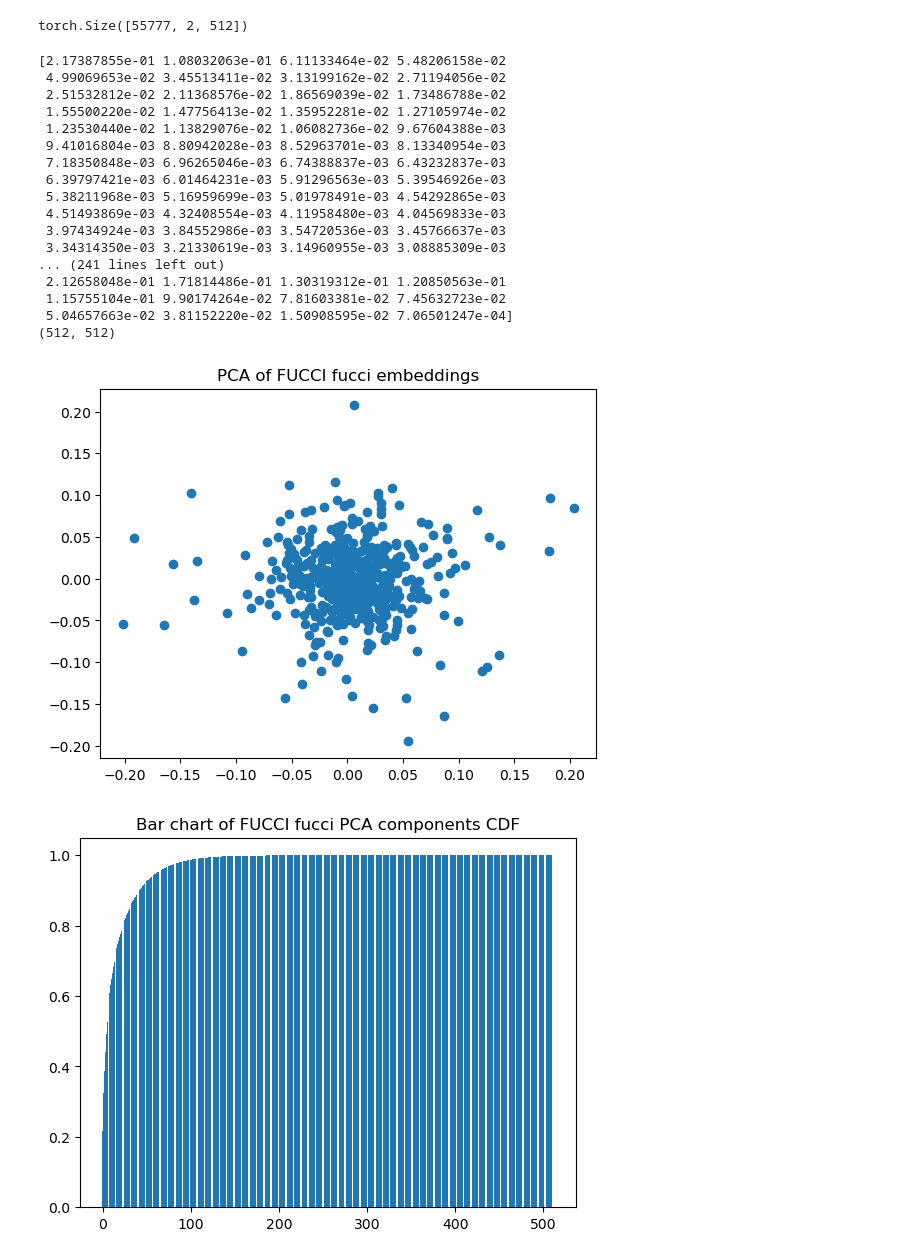
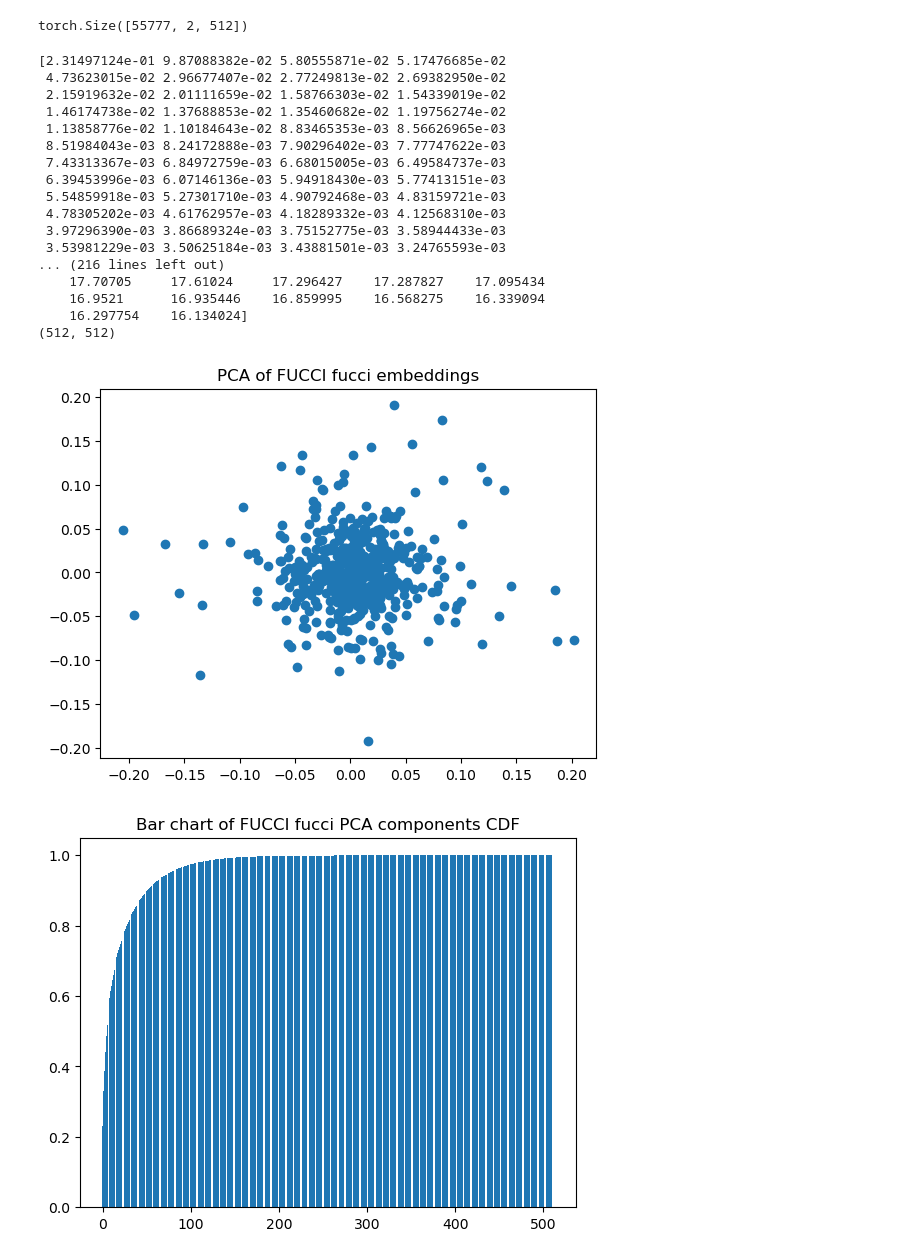
Before and after one commit to ishan-gaur/implicit-cell-model, a Jupyter notebook: embedding.ipynb, the cells around one changed output. Drawn from its saved outputs; the diff is of its cells as text; code cells hidden in the pictures.

```diff
--- a/embedding.ipynb
+++ b/embedding.ipynb
@@ -226,47 +226,47 @@ indices = np.load(args.data / f"{args.channels}_indices.npy")
 # %%
 # select 100 random elements and do PCA
 from sklearn.decomposition import PCA
 import matplotlib.pyplot as plt
 import numpy as np
 
-indices = np.random.choice(len(predictions), 1000)
+indices = np.random.choice(len(predictions), 5000)
 embeddings = predictions[indices, 0, :].numpy()
 pca = PCA(n_components=512)
 pca.fit(embeddings)
 print(pca.explained_variance_ratio_)
 print(pca.singular_values_)
 print(pca.components_.shape)
 
 # plot the first 2 components
 plt.clf()
 plt.title(f"PCA of FUCCI {args.channels} embeddings")
 plt.scatter(pca.components_[0], pca.components_[1])
 plt.show()
 
 plt.clf()
 plt.title(f"Bar chart of FUCCI {args.channels} PCA components CDF")
 plt.bar(range(len(pca.explained_variance_ratio_)), np.cumsum(pca.explained_variance_ratio_))
 plt.show()
 # %% [output]
-[2.17387855e-01 1.08032063e-01 6.11133464e-02 5.48206158e-02
- 4.99069653e-02 3.45513411e-02 3.13199162e-02 2.71194056e-02
- 2.51532812e-02 2.11368576e-02 1.86569039e-02 1.73486788e-02
- 1.55500220e-02 1.47756413e-02 1.35952281e-02 1.27105974e-02
- 1.23530440e-02 1.13829076e-02 1.06082736e-02 9.67604388e-03
- 9.41016804e-03 8.80942028e-03 8.52963701e-03 8.13340954e-03
- 7.18350848e-03 6.96265046e-03 6.74388837e-03 6.43232837e-03
- 6.39797421e-03 6.01464231e-03 5.91296563e-03 5.39546926e-03
- 5.38211968e-03 5.16959699e-03 5.01978491e-03 4.54292865e-03
- 4.51493869e-03 4.32408554e-03 4.11958480e-03 4.04569833e-03
- 3.97434924e-03 3.84552986e-03 3.54720536e-03 3.45766637e-03
- 3.34314350e-03 3.21330619e-03 3.14960955e-03 3.08885309e-03
-... (241 lines left out)
- 2.12658048e-01 1.71814486e-01 1.30319312e-01 1.20850563e-01
- 1.15755104e-01 9.90174264e-02 7.81603381e-02 7.45632723e-02
- 5.04657663e-02 3.81152220e-02 1.50908595e-02 7.06501247e-04]
+[2.31497124e-01 9.87088382e-02 5.80555871e-02 5.17476685e-02
+ 4.73623015e-02 2.96677407e-02 2.77249813e-02 2.69382950e-02
+ 2.15919632e-02 2.01111659e-02 1.58766303e-02 1.54339019e-02
+ 1.46174738e-02 1.37688853e-02 1.35460682e-02 1.19756274e-02
+ 1.13858776e-02 1.10184643e-02 8.83465353e-03 8.56626965e-03
+ 8.51984043e-03 8.24172888e-03 7.90296402e-03 7.77747622e-03
+ 7.43313367e-03 6.84972759e-03 6.68015005e-03 6.49584737e-03
+ 6.39453996e-03 6.07146136e-03 5.94918430e-03 5.77413151e-03
+ 5.54859918e-03 5.27301710e-03 4.90792468e-03 4.83159721e-03
+ 4.78305202e-03 4.61762957e-03 4.18289332e-03 4.12568310e-03
+ 3.97296390e-03 3.86689324e-03 3.75152775e-03 3.58944433e-03
+ 3.53981229e-03 3.50625184e-03 3.43881501e-03 3.24765593e-03
+... (216 lines left out)
+    17.70705     17.61024     17.296427    17.287827    17.095434
+    16.9521      16.935446    16.859995    16.568275    16.339094
+    16.297754    16.134024]
 (512, 512)
-[figure, old version]
+[figure, new version]
-[figure, old version]
+[figure, new version]
 # %%
 import multiscale_phate
 import scprep
```
Also changed, not shown: parts of 8 cells of this notebook.
